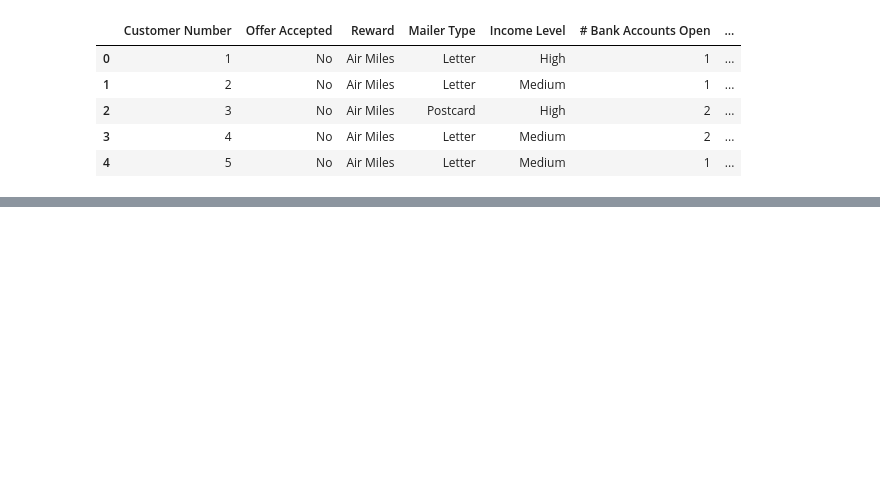
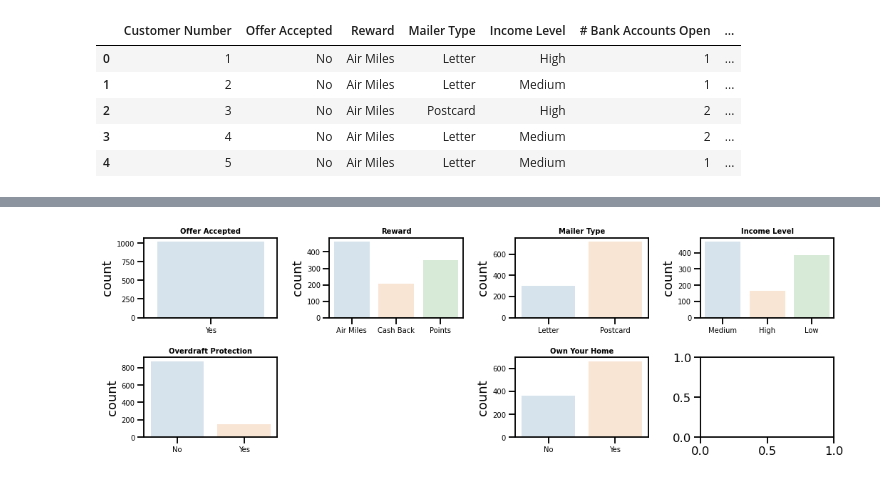
Before and after one commit to Origamologo/lab-logistic-regression, a Jupyter notebook: main.ipynb, the cells around one changed output, grey strips where cells are left out. Saved outputs shown, nothing was run; the diff lists cells and outputs as text; code cells hidden in the pictures; blank space fills up the shorter version.

```diff
--- a/main.ipynb
+++ b/main.ipynb
@@ -13,0 +153,25 @@ df.head(5)
+# %%
+fig, axes = plt.subplots(nrows = 2, ncols = 4, figsize = (15, 5))
+
+
+axes = axes.flat
+
+columnas_cat = df_offer_yes.select_dtypes(include = "object").columns
+
+for i, colum in enumerate(columnas_cat):
+    sns.countplot(
+        data = df_offer_yes,
+        x = colum,
+        #hue= 'Offer Accepted',
+        alpha = 0.2,
+        ax = axes[i])
+
+
+    axes[i].set_title(colum, fontsize = 10, fontweight = "bold")
+    axes[i].tick_params(labelsize = 10)
+    axes[i].set_xlabel("")
+
+fig.delaxes(axes[5])
+fig.tight_layout();
+# %% [output]
+[figure, added]
```
Also changed, not shown: parts of 35 cells of this notebook, 1 other file.
